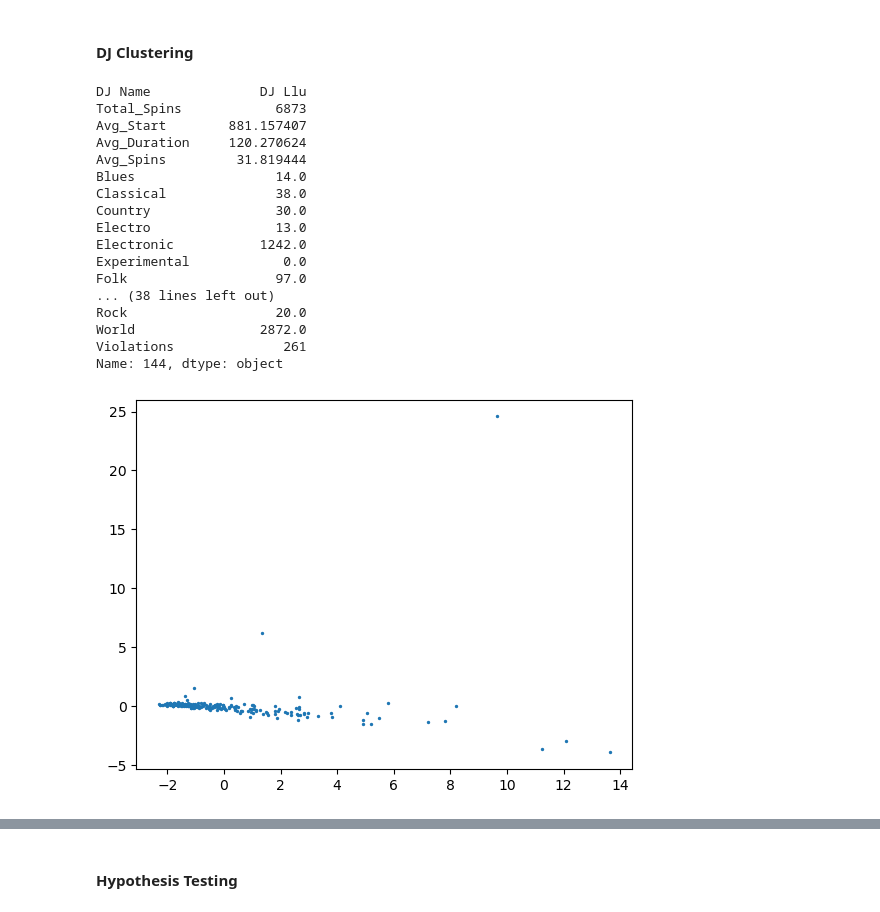
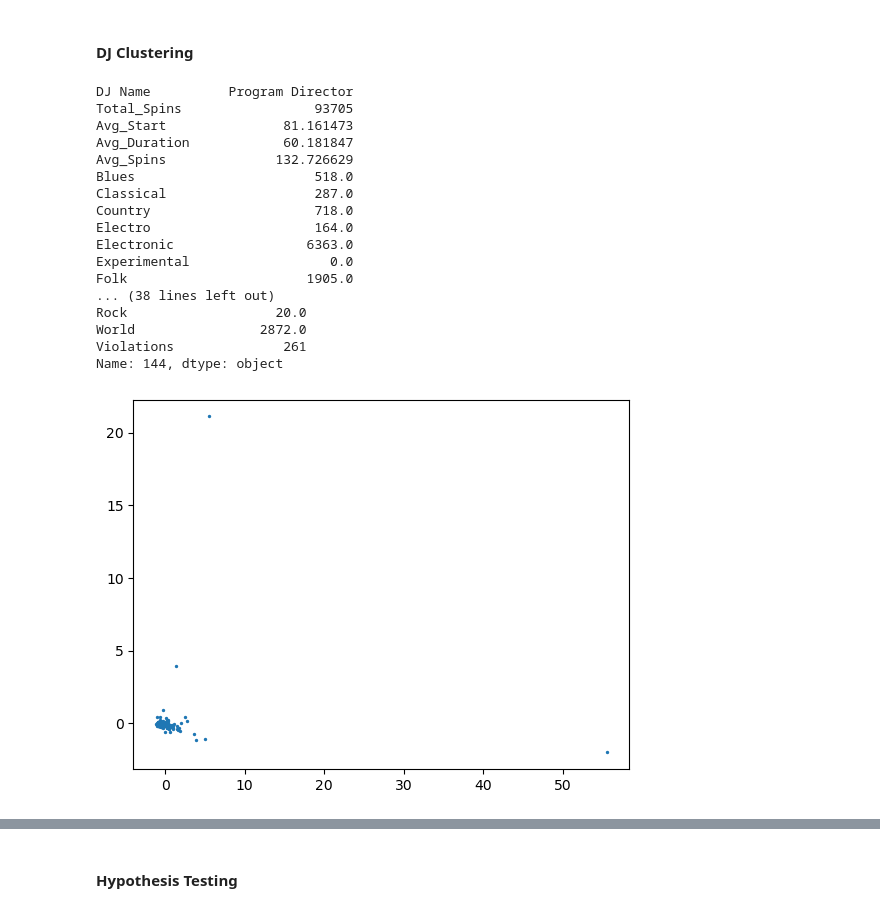
Before and after one commit to zhayes42/CS3870-WRUV, a Jupyter notebook: main.ipynb, the cells around one changed output, grey strips where cells are left out. Drawn from its saved outputs; the diff is of its cells as text; code cells hidden in the pictures.

Commit message:
Exploring clustering techniques

```diff
--- a/main.ipynb
+++ b/main.ipynb
@@ -398,54 +401,58 @@ from sklearn.decomposition import PCA
 # %%
 def dimension_reduction(high_dim_df: pd.DataFrame) -> np.ndarray:
-    high_dim_df_numeric = high_dim_df[high_dim_df["DJ Name"] != "Program Director"]
-    #high_dim_df_numeric = high_dim_df_numeric[high_dim_df["DJ Name"] != "JAH RED"]
-    high_dim_df_numeric = high_dim_df_numeric.drop(columns=["DJ Name"])
+    """
+    Reduce dimensionality of the data to 2d for visualization and clustering
+    """
+    df_copy = high_dim_df
+    #high_dim_df = high_dim_df[high_dim_df["DJ Name"] != "Program Director"]
+    #high_dim_df = high_dim_df[high_dim_df["DJ Name"] != "JAH RED"]
+    high_dim_df = high_dim_df.drop(columns=["DJ Name"])
 
     # Apply standard scalar
     scalar = StandardScaler()
-    x = scalar.fit_transform(X=high_dim_df_numeric)
+    x = scalar.fit_transform(X=high_dim_df)
 
     """print(scalar.feature_names_in_)
     print(scalar.var_)
 
     fig, ax = plt.subplots()
     plt.bar(x=scalar.feature_names_in_, height=scalar.var_)
     ax.set_xticklabels(labels=scalar.feature_names_in_, rotation=90, fontsize=8)"""
 
     # Apply PCA
     pca = PCA(n_components=2)
     x = pca.fit_transform(x)
 
     max_x_idx = np.argmax(x[:, 0])
     max_y_idx = np.argmax(x[:, 1])
-    print(high_dim_df.iloc[max_x_idx, :])
-    print(high_dim_df.iloc[max_y_idx, :])
+    print(df_copy.iloc[max_x_idx, :])
+    print(df_copy.iloc[max_y_idx, :])
 
     return x
 
 def visualize(viz_data: np.ndarray):
     x = viz_data[:, 0]
     y = viz_data[:, 1]
     plt.scatter(x, y, s=2)
 
 data = dimension_reduction(djs_df)
 visualize(data)
 # %% [output]
-DJ Name              DJ Llu
-Total_Spins            6873
-Avg_Start        881.157407
-Avg_Duration     120.270624
-Avg_Spins         31.819444
-Blues                  14.0
-Classical              38.0
-Country                30.0
-Electro                13.0
-Electronic           1242.0
-Experimental            0.0
-Folk                   97.0
+DJ Name          Program Director
+Total_Spins                 93705
+Avg_Start               81.161473
+Avg_Duration            60.181847
+Avg_Spins              132.726629
+Blues                       518.0
+Classical                   287.0
+Country                     718.0
+Electro                     164.0
+Electronic                 6363.0
+Experimental                  0.0
+Folk                       1905.0
 ... (38 lines left out)
 Rock                   20.0
 World                2872.0
 Violations              261
 Name: 144, dtype: object
-[figure, old version]
+[figure, new version]
```
Also changed, not shown: parts of 3 cells of this notebook.
